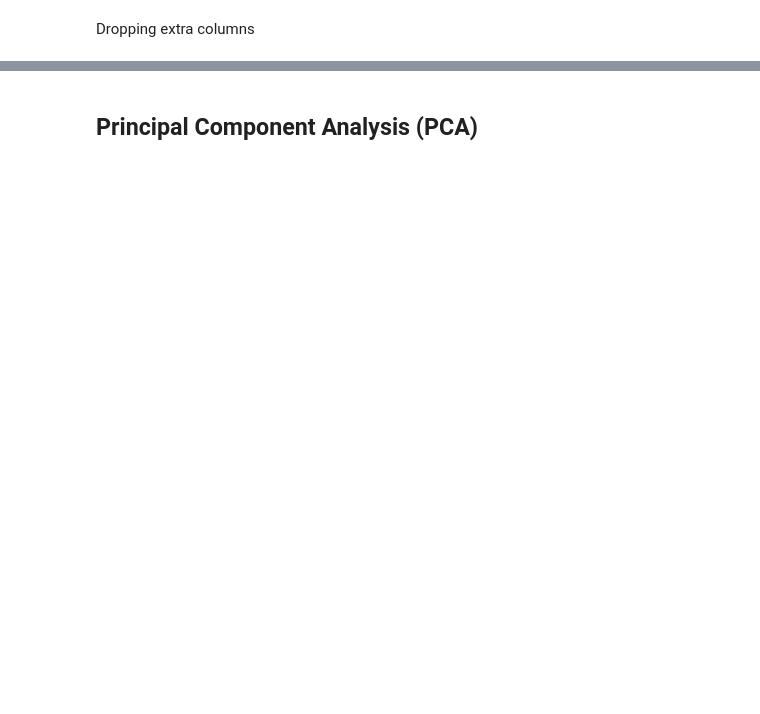
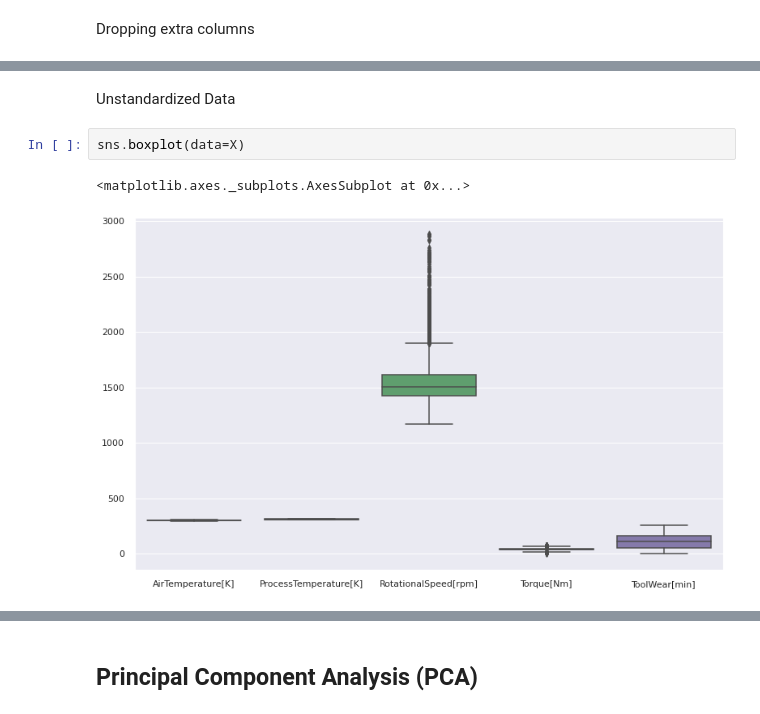
Before and after one commit to GursimarSaini/INSE6310Project, a Jupyter notebook: PredictiveMaintenance.ipynb, the cells around one changed output, grey strips where cells are left out. Cells and saved outputs as stored; diff of their text form; blank space fills up the shorter version.

```diff
--- a/PredictiveMaintenance.ipynb
+++ b/PredictiveMaintenance.ipynb
@@ -144,0 +214,7 @@ plt.show()
+# %% [markdown]
+Unstandardized Data
+# %%
+sns.boxplot(data=X)
+# %% [output]
+<matplotlib.axes._subplots.AxesSubplot at 0x...>
+[figure, added]
```
Also changed, not shown: parts of 55 cells of this notebook.
